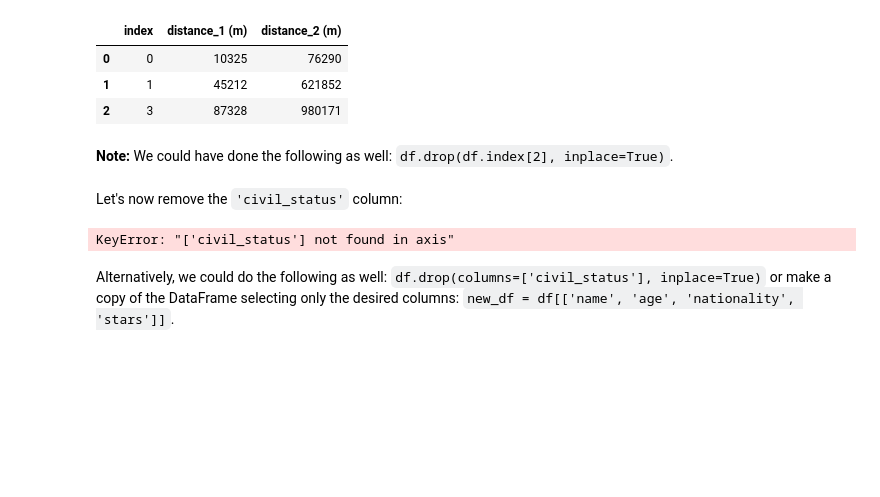
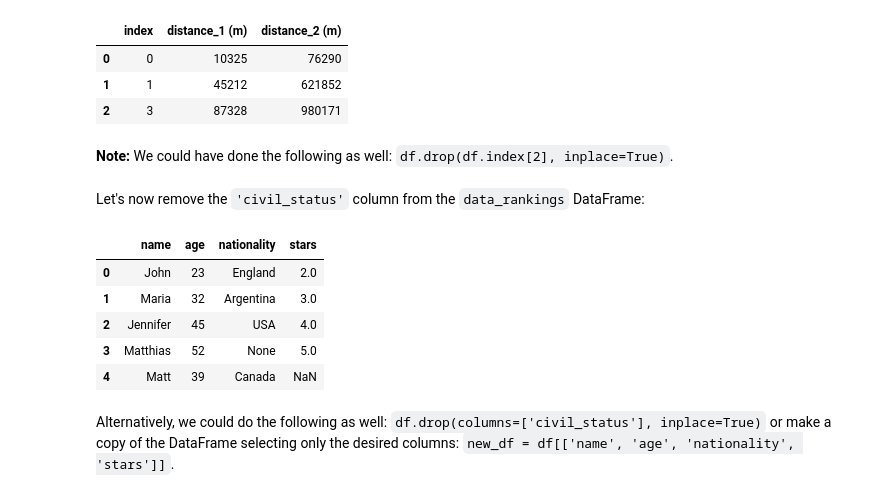
Before and after one commit to jbossios/python-tutorial, a Jupyter notebook: Jupyter-Notebooks/05_NumPy_and_pandas.ipynb, the cells around one changed output. Drawn from its saved outputs; the diff is of its cells as text; code cells hidden in the pictures; blank space fills up the shorter version.

````diff
--- a/Jupyter-Notebooks/05_NumPy_and_pandas.ipynb
+++ b/Jupyter-Notebooks/05_NumPy_and_pandas.ipynb
@@ -637,12 +637,18 @@ df.head()
 # %% [markdown]
 **Note:** We could have done the following as well: ```df.drop(df.index[2], inplace=True)```.
 # %% [markdown]
-Let's now remove the ```'civil_status'``` column:
+Let's now remove the ```'civil_status'``` column from the ```data_rankings``` DataFrame:
 # %%
+df = copy.deepcopy(data_rankings)
 df.drop(['civil_status'], inplace=True, axis=1)
 df.head()
 # %% [output]
-KeyError: "['civil_status'] not found in axis"
+|  | name | age | nationality | stars |
+| 0 | John | 23 | England | 2.0 |
+| 1 | Maria | 32 | Argentina | 3.0 |
+| 2 | Jennifer | 45 | USA | 4.0 |
+| 3 | Matthias | 52 | None | 5.0 |
+| 4 | Matt | 39 | Canada | NaN |
 # %% [markdown]
 Alternatively, we could do the following as well: ```df.drop(columns=['civil_status'], inplace=True)``` or make a copy of the DataFrame selecting only the desired columns: ```new_df = df[['name', 'age', 'nationality', 'stars']]```.
 # %% [markdown]
````
Also changed, not shown: parts of 10 cells of this notebook.
